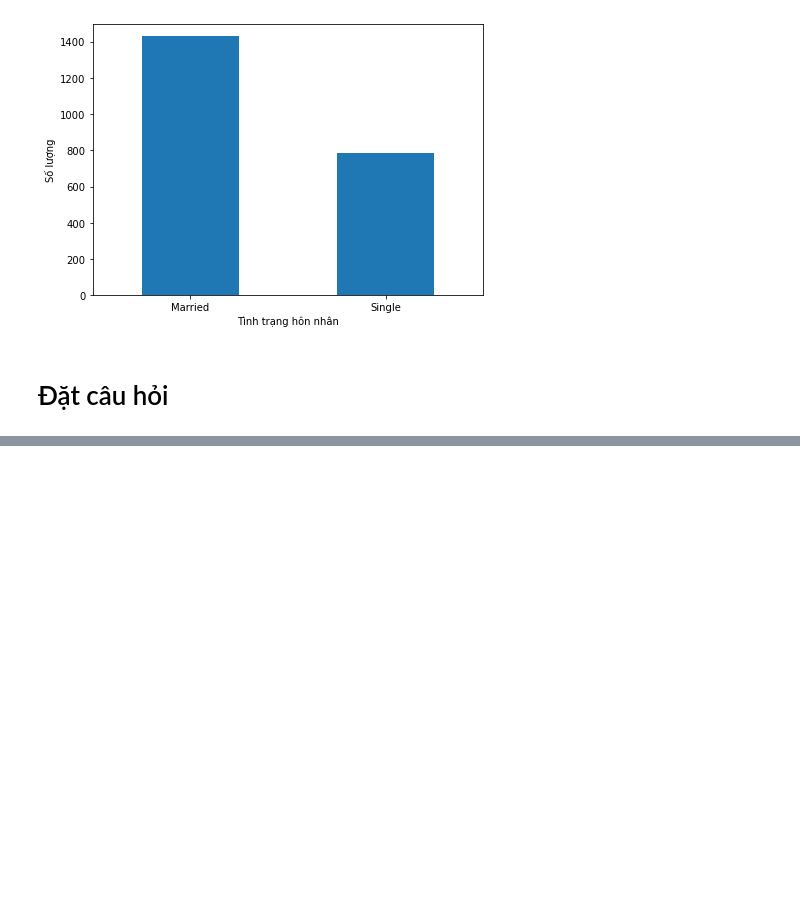
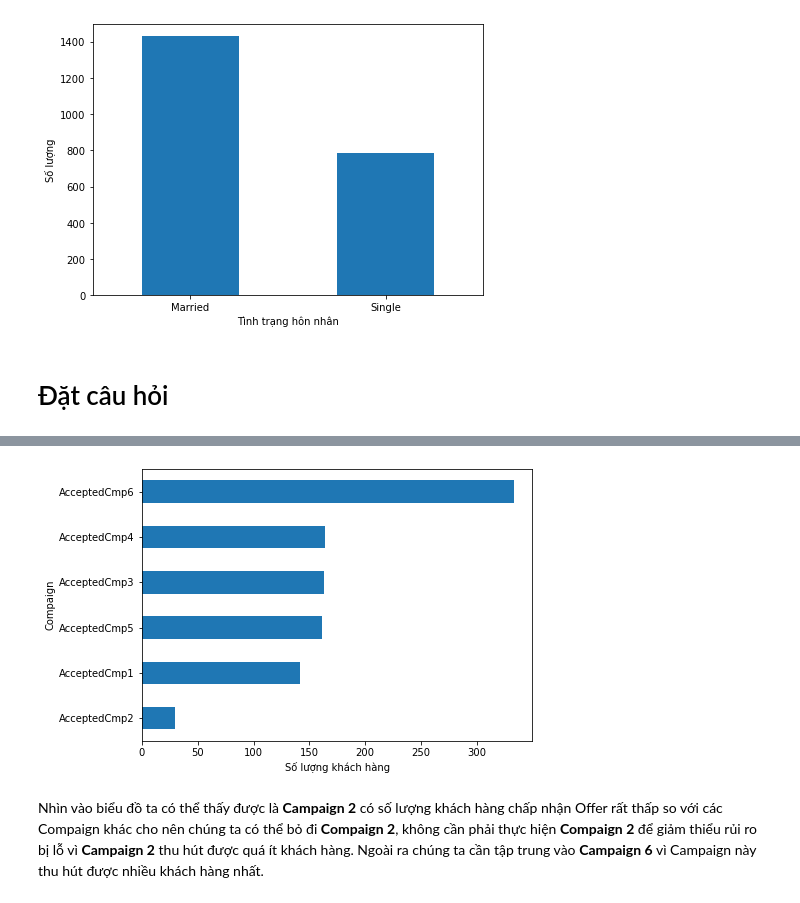
Before and after one commit to ngminhluong/CDS-EndTerm, a Jupyter notebook: Source/Main.ipynb, the cells around one changed output, grey strips where cells are left out. Cells and saved outputs as stored; diff of their text form; code cells hidden in the pictures; blank space fills up the shorter version.

```diff
--- a/Source/Main.ipynb
+++ b/Source/Main.ipynb
@@ -361,0 +355,5 @@ mkt_df[['NumWebPurchases', 'NumCatalogPurchases', 'NumStorePurchases']]
+# %%
+columns = ['AcceptedCmp1', 'AcceptedCmp2', 'AcceptedCmp3', 'AcceptedCmp4',
+          'AcceptedCmp5', 'AcceptedCmp6']
+
+df = mkt_df[columns]
@@ -361,0 +362,4 @@ mkt_df[['NumWebPurchases', 'NumCatalogPurchases', 'NumStorePurchases']]
+# %%
+sum_df = df.sum()
+
+sum_df
@@ -361,0 +374,9 @@ mkt_df[['NumWebPurchases', 'NumCatalogPurchases', 'NumStorePurchases']]
+# %%
+sum_df.sort_values().plot.barh(figsize=(7, 5));
+
+plt.xlabel("Số lượng khách hàng")
+plt.ylabel('Compaign');
+# %% [output]
+[figure, added]
+# %% [markdown]
+Nhìn vào biểu đồ ta có thể thấy được là **Campaign 2** có số lượng khách hàng chấp nhận Offer rất thấp so với các Compaign khác cho nên chúng ta có thể bỏ đi **Compaign 2**, không cần phải thực hiện **Compaign 2** để giảm thiểu rủi ro bị lỗ vì **Campaign 2** thu hút được quá ít khách hàng. Ngoài ra chúng ta cần tập trung vào **Campaign 6** vì Campaign này thu hút được nhiều khách hàng nhất.
```
Also changed, not shown: parts of 15 cells of this notebook.
